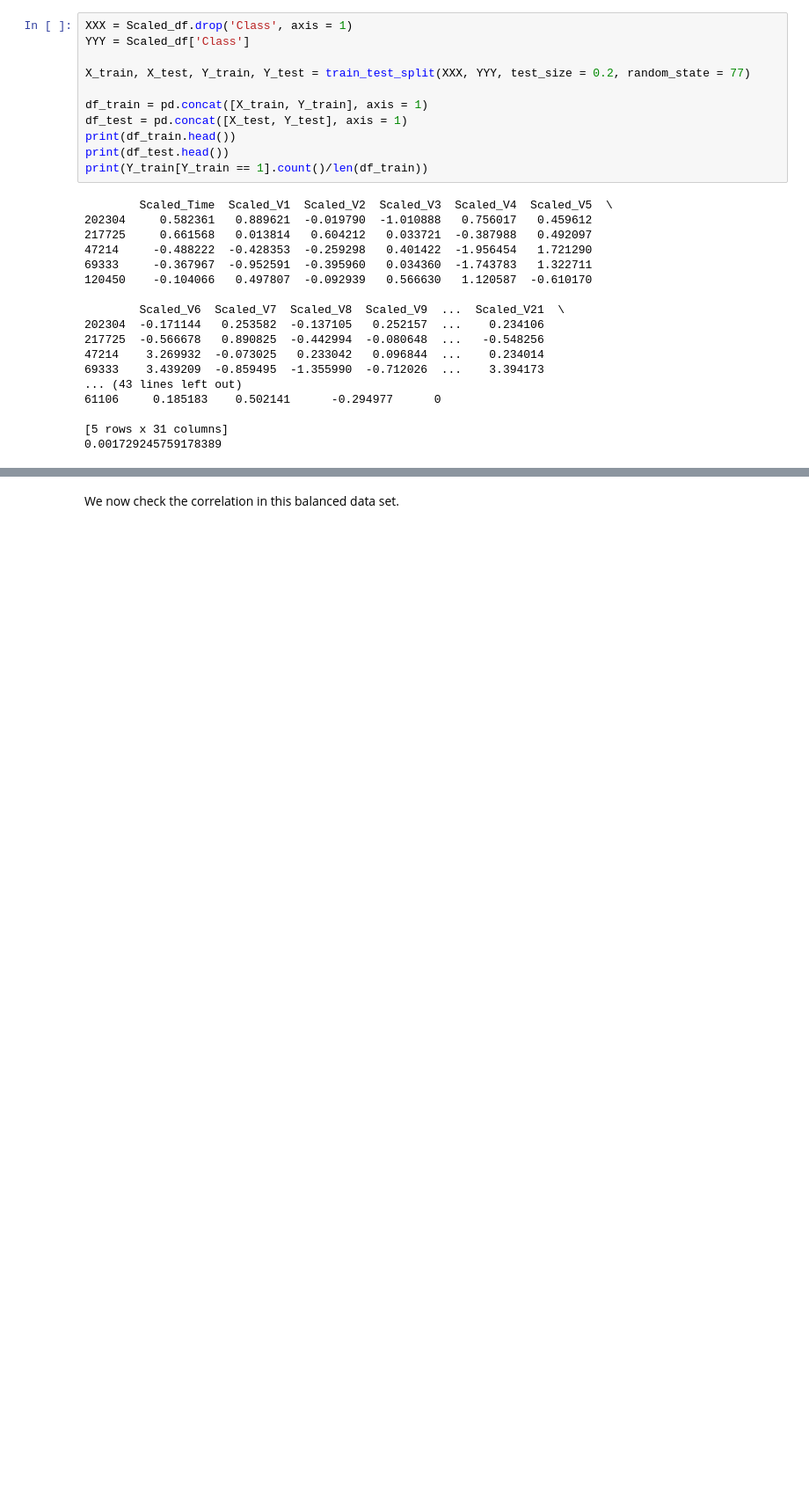
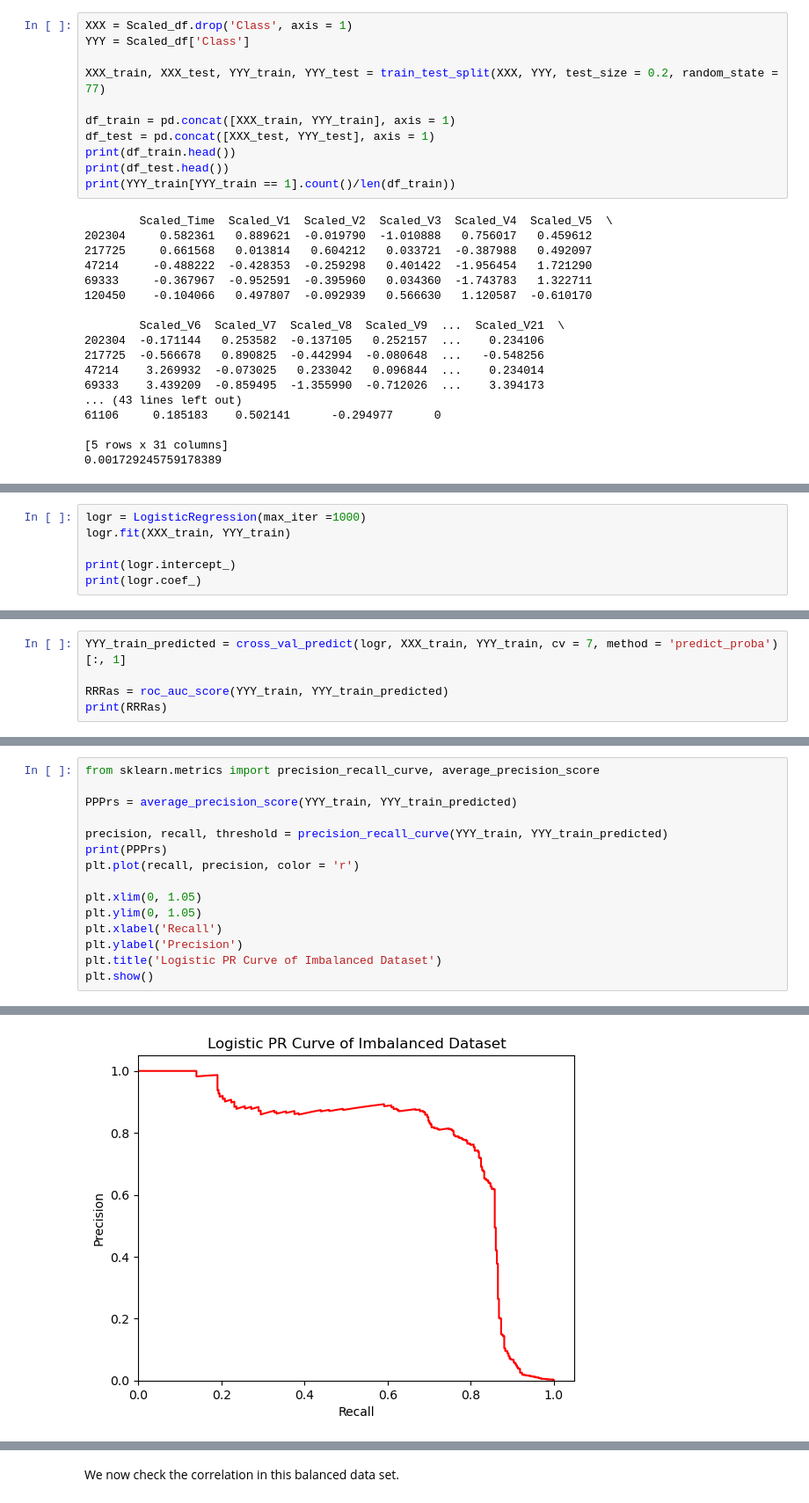
Before and after one commit to douglasli2827/Credit-Card-Fraud, a Jupyter notebook: CreditCardFraud.ipynb, the cells around one changed output, grey strips where cells are left out. Shown at 88% size. Cells and saved outputs as stored; diff of their text form; blank space fills up the shorter version.

```diff
--- a/CreditCardFraud.ipynb
+++ b/CreditCardFraud.ipynb
@@ -236,13 +236,13 @@ from sklearn.model_selection import train_test_split
 XXX = Scaled_df.drop('Class', axis = 1)
 YYY = Scaled_df['Class']
 
-X_train, X_test, Y_train, Y_test = train_test_split(XXX, YYY, test_size = 0.2, random_state = 77)
+XXX_train, XXX_test, YYY_train, YYY_test = train_test_split(XXX, YYY, test_size = 0.2, random_state = 77)
 
-df_train = pd.concat([X_train, Y_train], axis = 1)
-df_test = pd.concat([X_test, Y_test], axis = 1)
+df_train = pd.concat([XXX_train, YYY_train], axis = 1)
+df_test = pd.concat([XXX_test, YYY_test], axis = 1)
 print(df_train.head())
 print(df_test.head())
-print(Y_train[Y_train == 1].count()/len(df_train))
+print(YYY_train[YYY_train == 1].count()/len(df_train))
 # %% [output]
         Scaled_Time  Scaled_V1  Scaled_V2  Scaled_V3  Scaled_V4  Scaled_V5  \
 202304     0.582361   0.889621  -0.019790  -1.010888   0.756017   0.459612
@@ -263,0 +270,6 @@ print(Y_train[Y_train == 1].count()/len(df_train))
+# %%
+logr = LogisticRegression(max_iter =1000)
+logr.fit(XXX_train, YYY_train)
+
+print(logr.intercept_)
+print(logr.coef_)
@@ -263,0 +290,5 @@ print(Y_train[Y_train == 1].count()/len(df_train))
+# %%
+YYY_train_predicted = cross_val_predict(logr, XXX_train, YYY_train, cv = 7, method = 'predict_proba')[:, 1]
+
+RRRas = roc_auc_score(YYY_train, YYY_train_predicted)
+print(RRRas)
@@ -263,0 +297,16 @@ print(Y_train[Y_train == 1].count()/len(df_train))
+# %%
+from sklearn.metrics import precision_recall_curve, average_precision_score
+
+PPPrs = average_precision_score(YYY_train, YYY_train_predicted)
+
+precision, recall, threshold = precision_recall_curve(YYY_train, YYY_train_predicted)
+print(PPPrs)
+plt.plot(recall, precision, color = 'r')
+
+plt.xlim(0, 1.05)
+plt.ylim(0, 1.05)
+plt.xlabel('Recall')
+plt.ylabel('Precision')
+plt.title('Logistic PR Curve of Imbalanced Dataset')
+plt.show()
+# %% [output]
@@ -263,0 +314 @@ print(Y_train[Y_train == 1].count()/len(df_train))
+[figure, added]
```
Also changed, not shown: parts of 34 cells of this notebook.
